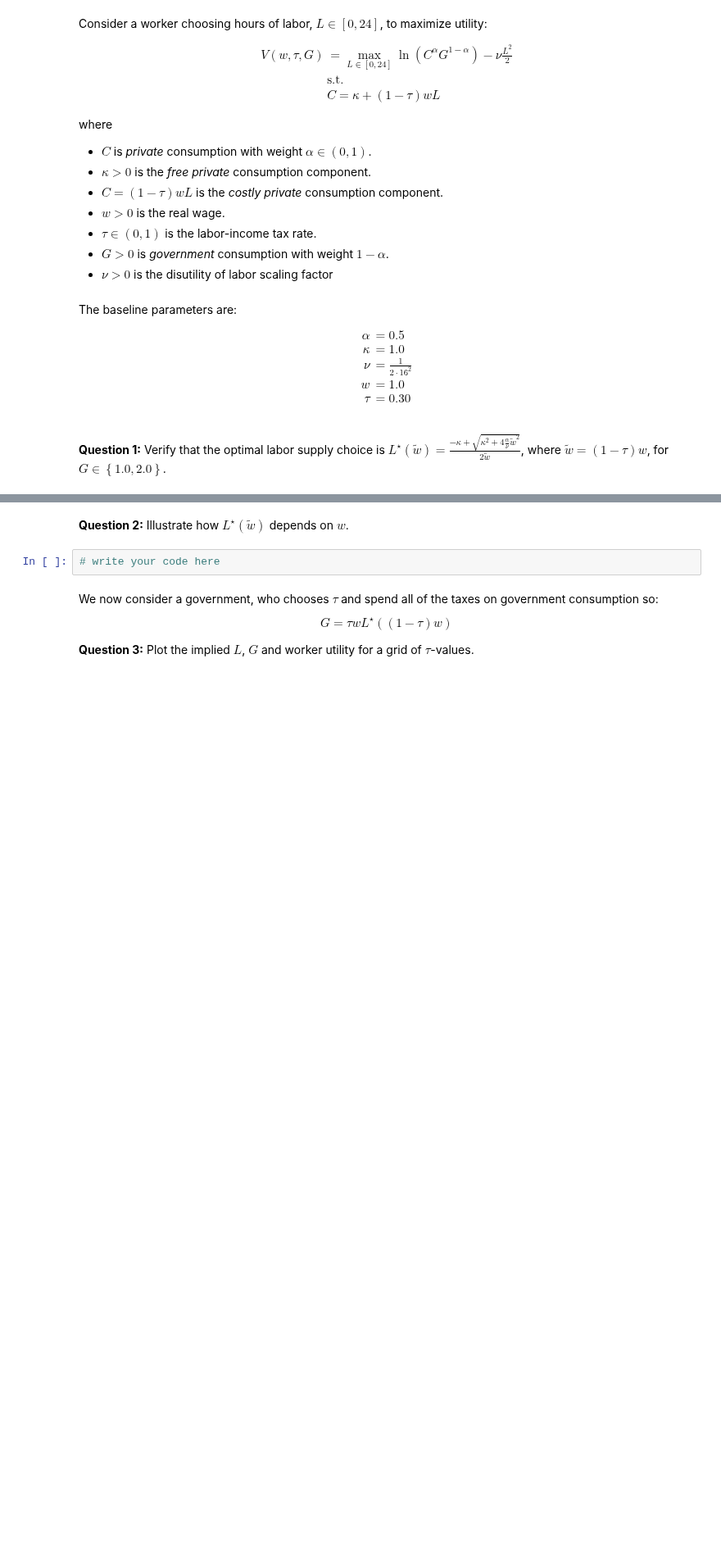
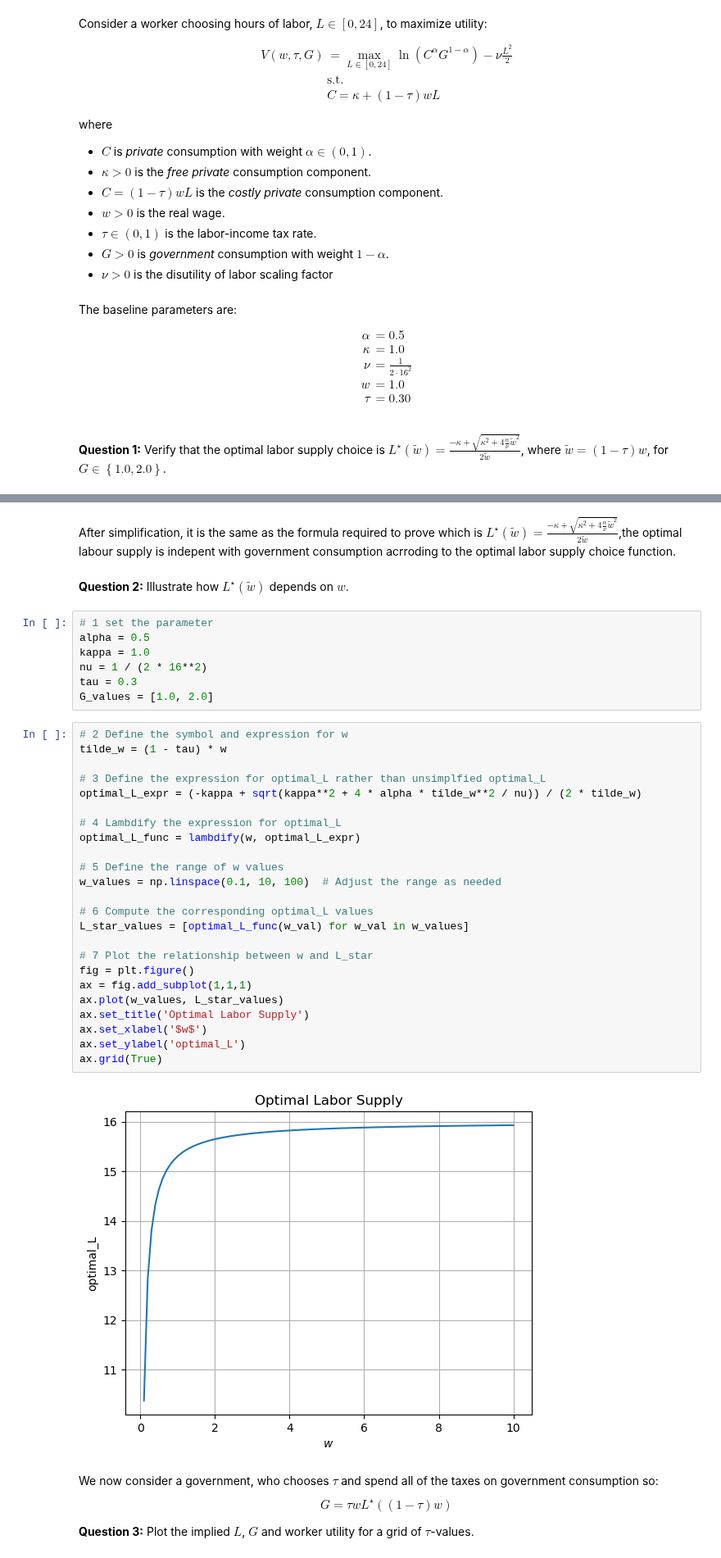
Before and after one commit to NumEconCopenhagen/projects-2023-newteam, a Jupyter notebook: examproject/Exam-2023-notebook.ipynb, the cells around one changed output, grey strips where cells are left out. Shown at 82% size. Cells and saved outputs as stored; diff of their text form; blank space fills up the shorter version.

```diff
--- a/examproject/Exam-2023-notebook.ipynb
+++ b/examproject/Exam-2023-notebook.ipynb
@@ -67,7 +97,40 @@ $$
+# %% [markdown]
+After simplification, it is the same as the formula required to prove which is $L^{\star}(\tilde{w}) =\frac{-\kappa+\sqrt{\kappa^{2}+4\frac{\alpha}{\nu}\tilde{w}^2}}{2\tilde{w}}$,the optimal labour supply is indepent with government consumption acrroding to the optimal labor supply choice function.
 # %% [markdown]
 **Question 2:** Illustrate how $L^{\star}(\tilde{w})$ depends on $w$.
-# %%
-# write your code here
+# %%
+# 1 set the parameter
+alpha = 0.5
+kappa = 1.0
+nu = 1 / (2 * 16**2)
+tau = 0.3
+G_values = [1.0, 2.0]
+# %%
+# 2 Define the symbol and expression for w
+tilde_w = (1 - tau) * w
+
+# 3 Define the expression for optimal_L rather than unsimplfied optimal_L
+optimal_L_expr = (-kappa + sqrt(kappa**2 + 4 * alpha * tilde_w**2 / nu)) / (2 * tilde_w)
+
+# 4 Lambdify the expression for optimal_L
+optimal_L_func = lambdify(w, optimal_L_expr)
+
+# 5 Define the range of w values
+w_values = np.linspace(0.1, 10, 100)  # Adjust the range as needed
+
+# 6 Compute the corresponding optimal_L values
+L_star_values = [optimal_L_func(w_val) for w_val in w_values]
+
+# 7 Plot the relationship between w and L_star
+fig = plt.figure()
+ax = fig.add_subplot(1,1,1)
+ax.plot(w_values, L_star_values)
+ax.set_title('Optimal Labor Supply')
+ax.set_xlabel('$w$')
+ax.set_ylabel('optimal_L')
+ax.grid(True)
+# %% [output]
+[figure, added]
 # %% [markdown]
 
 We now consider a government, who chooses $\tau$ and spend all of the taxes on government consumption so:
```
Also changed, not shown: parts of 21 cells of this notebook.
